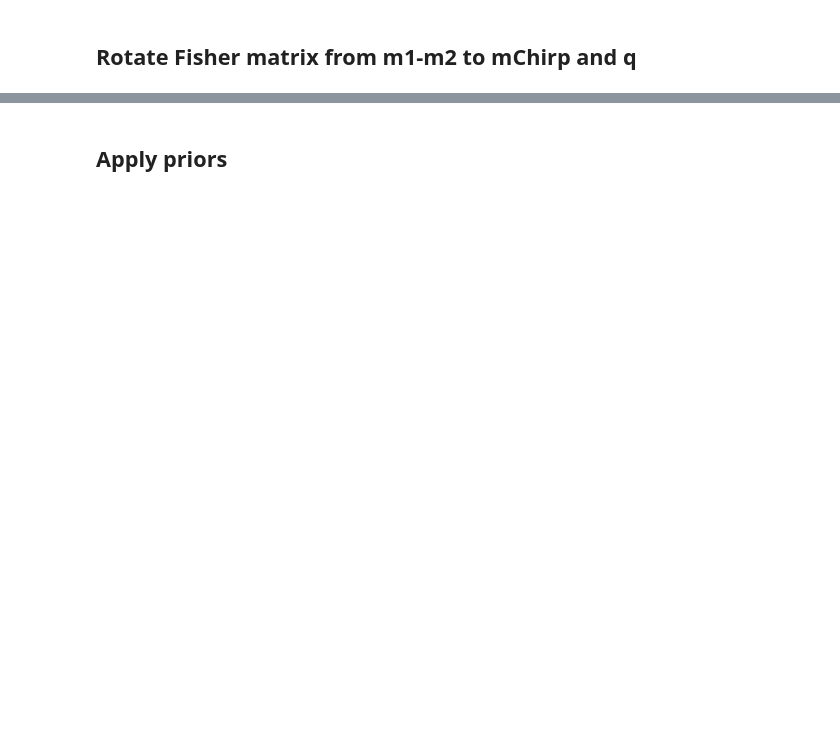
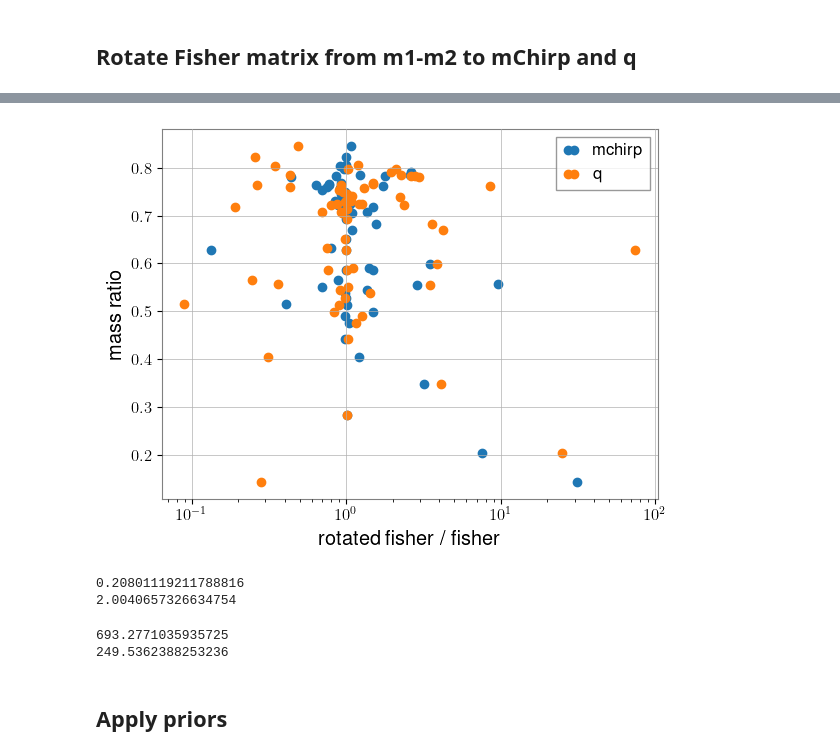
Before and after one commit to u-dupletsa/GWFish-meets-Priors, a Jupyter notebook: gwtc_analysis.ipynb, the cells around one changed output, grey strips where cells are left out. Drawn from its saved outputs; the diff is of its cells as text; code cells hidden in the pictures; blank space fills up the shorter version.

```diff
--- a/gwtc_analysis.ipynb
+++ b/gwtc_analysis.ipynb
@@ -240,0 +119,20 @@ get_rotated_fisher_matrix(PATH_TO_RESULTS, PATH_TO_RESULTS, events, detectors,
+# %%
+mass_ratio = []
+lbs_errs = ['snr', 'chirp_mass', 'mass_ratio', 'mass_1', 'mass_2', 'luminosity_distance', 'dec', 'ra', 'theta_jn',
+        'psi', 'phase', 'geocent_time', 'a_1', 'a_2', 'tilt_1', 'tilt_2', 'phi_12', 'phi_jl', 'redshift',
+        'mass1_lvk', 'mass2_lvk', 'err_mass_1', 'err_mass_2', 'err_luminosity_distance', 'err_dec', 'err_ra',
+        'err_theta_jn', 'err_psi', 'err_phase', 'err_geocent_time', 'err_a_1', 'err_a_2', 'err_tilt_1',
+        'err_tilt_2', 'err_phi_12', 'err_phi_jl', 'err_sky_location']
+for event in events:
+    label = get_label(detectors, event, estimator, 'errors')
+    data = pd.read_csv(PATH_TO_RESULTS + 'results/gwfish_mChirp_q/' + label, names = lbs_errs, delimiter=' ', skiprows=1)
+    mass_ratio.append(data['mass_ratio'].iloc[0])
+# %%
+plt.semilogx(mchirp_entry_rot_ov, mass_ratio, 'o', label = 'mchirp')
+plt.semilogx(q_entry_rot_ov, mass_ratio, 'o', label = 'q')
+plt.legend()
+plt.xlabel('rotated fisher / fisher')
+plt.ylabel('mass ratio')
+plt.show()
+# %% [output]
+[figure, added]
@@ -241,2 +141,18 @@ get_rotated_fisher_matrix(PATH_TO_RESULTS, PATH_TO_RESULTS, events, detectors,
+# %%
+my_fisher = fishers_chirp[k, 0, 0]
+my_rotated_fisher = rotated_fishers[k, 0, 0]
+print(my_fisher)
+print(my_rotated_fisher)
+# %% [output]
+0.20801119211788816
+2.0040657326634754
+# %%
+my_fisher = fishers_chirp[k, 1, 1]
+my_rotated_fisher = rotated_fishers[k, 1, 1]
+print(my_fisher)
+print(my_rotated_fisher)
+# %% [output]
+693.2771035935725
+249.5362388253236
 # %% [markdown]
 ## Apply priors
```
Also changed, not shown: parts of 35 cells of this notebook, 3 other files.
